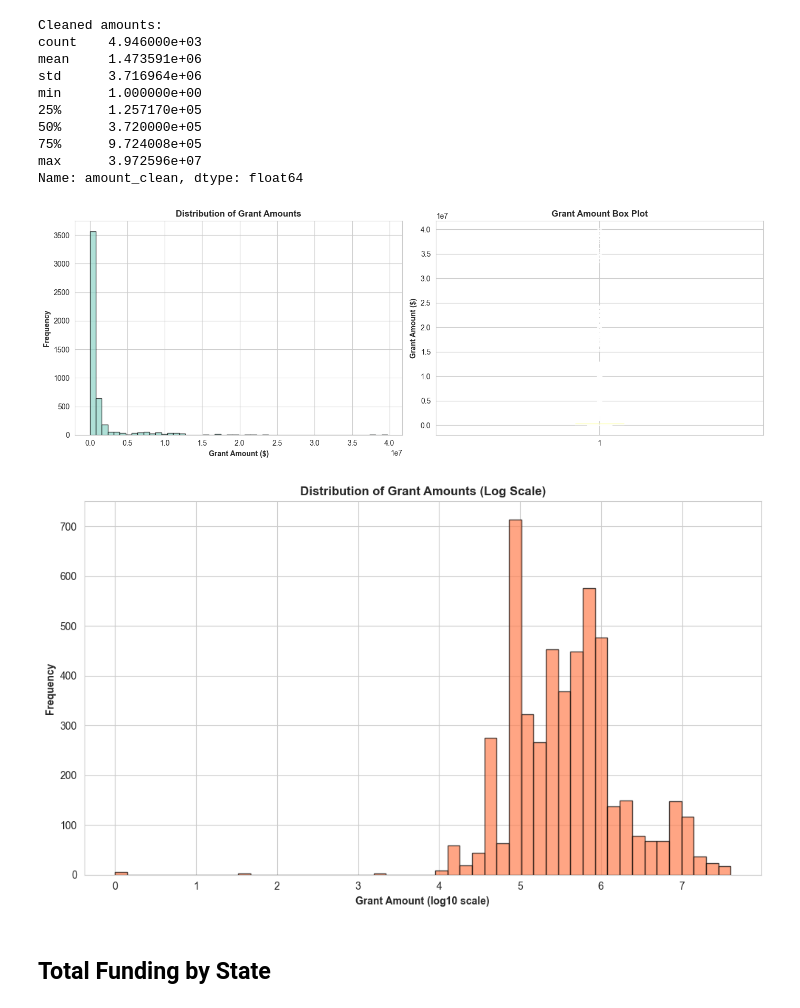
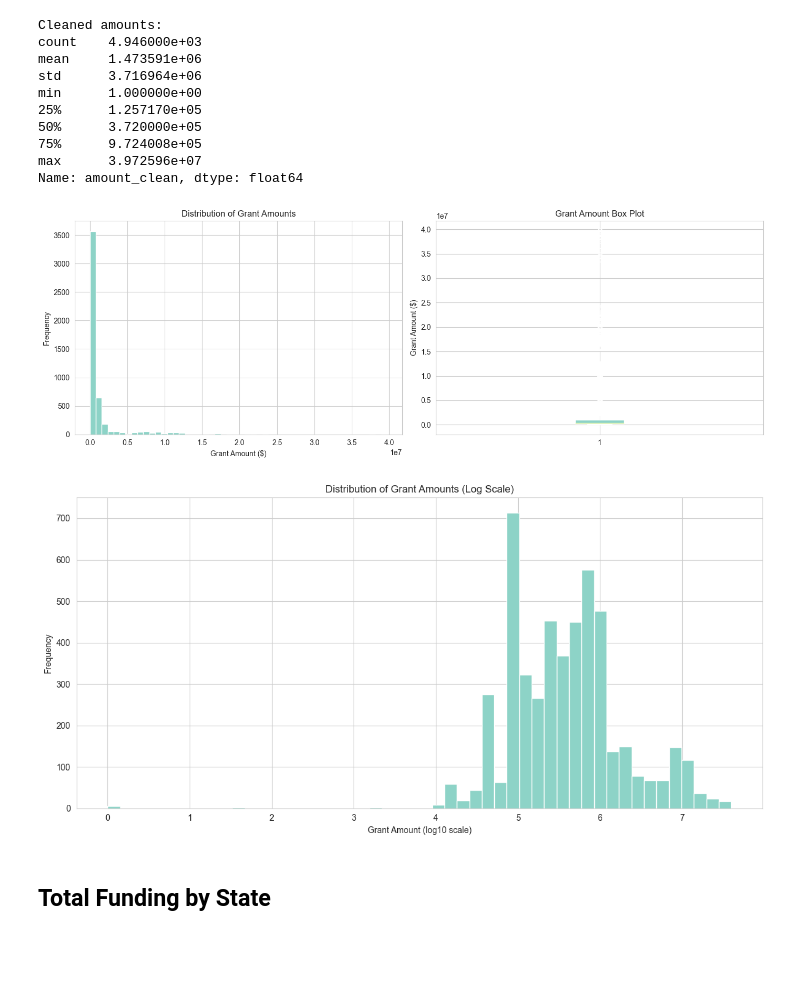
Before and after one commit to anushkaa026/maternal-child-health-equity, a Jupyter notebook: notebooks/01_data_exploration.ipynb, the cells around one changed output. Saved outputs shown, nothing was run; the diff lists cells and outputs as text; code cells hidden in the pictures; blank space fills up the shorter version.

Commit message:
data exploration notebook with visualizations

```diff
--- a/notebooks/01_data_exploration.ipynb
+++ b/notebooks/01_data_exploration.ipynb
@@ -16,11 +8,6 @@ import seaborn as sns
 import warnings
 warnings.filterwarnings('ignore')
 
-# Set display options
 pd.set_option('display.max_columns', None)
 pd.set_option('display.max_rows', 100)
-
-# Plotting style
-sns.set_style('whitegrid')
-plt.rcParams['figure.figsize'] = (12, 6)
 # %% [markdown]
@@ -234,35 +218,35 @@ min      1.000000e+00
 max      3.972596e+07
 Name: amount_clean, dtype: float64
 # %%
-# Distribution of grant sizes
+# distribution of grant sizes
 fig, axes = plt.subplots(1, 2, figsize=(14, 5))
 
 # Histogram
-axes[0].hist(df['amount_clean'].dropna(), bins=50, edgecolor='black', alpha=0.7)
-axes[0].set_xlabel('Grant Amount ($)', fontweight='bold')
-axes[0].set_ylabel('Frequency', fontweight='bold')
-axes[0].set_title('Distribution of Grant Amounts', fontweight='bold')
+axes[0].hist(df['amount_clean'].dropna(), bins=50)
+axes[0].set_xlabel('Grant Amount ($)')
+axes[0].set_ylabel('Frequency')
+axes[0].set_title('Distribution of Grant Amounts')
 
 # Box plot
-axes[1].boxplot(df['amount_clean'].dropna())
-axes[1].set_ylabel('Grant Amount ($)', fontweight='bold')
-axes[1].set_title('Grant Amount Box Plot', fontweight='bold')
+axes[1].boxplot(df['amount_clean'].dropna(), patch_artist=True)
+axes[1].set_ylabel('Grant Amount ($)')
+axes[1].set_title('Grant Amount Box Plot')
 
 plt.tight_layout()
 plt.show()
 # %% [output]
-[figure, old version]
+[figure, new version]
 # %%
-# Log scale might be better for this
-fig, ax = plt.subplots(figsize=(10, 6))
-ax.hist(np.log10(df['amount_clean'].dropna()), bins=50, edgecolor='black', alpha=0.7, color='coral')
-ax.set_xlabel('Grant Amount (log10 scale)', fontweight='bold')
-ax.set_ylabel('Frequency', fontweight='bold')
-ax.set_title('Distribution of Grant Amounts (Log Scale)', fontweight='bold')
+# log scaled plots
+fig, ax = plt.subplots()
+ax.hist(np.log10(df['amount_clean'].dropna()), bins=50)
+ax.set_xlabel('Grant Amount (log10 scale)')
+ax.set_ylabel('Frequency')
+ax.set_title('Distribution of Grant Amounts (Log Scale)')
 plt.tight_layout()
 plt.show()
 # %% [output]
-[figure, old version]
+[figure, new version]
 # %% [markdown]
 ## Total Funding by State
 # %%
```
Also changed, not shown: parts of 22 cells of this notebook, 1 other file.
